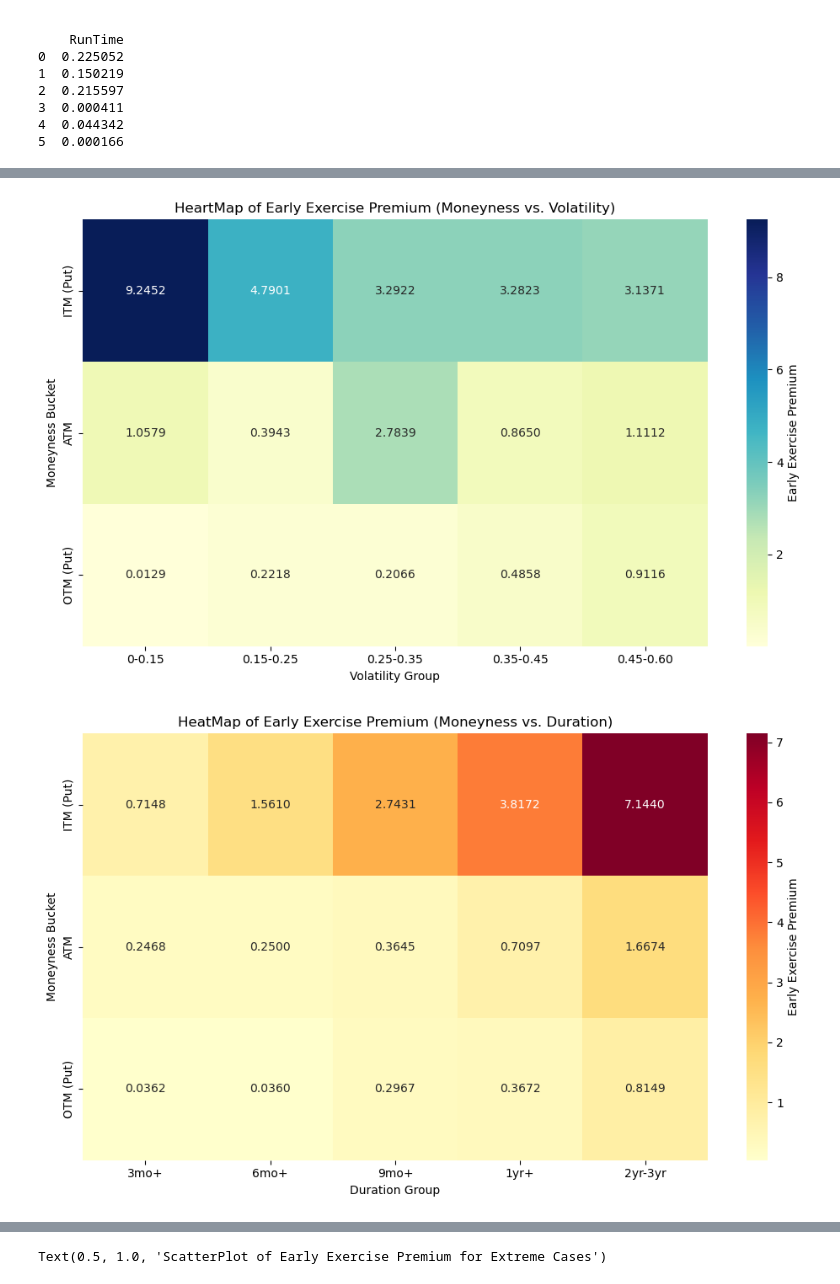
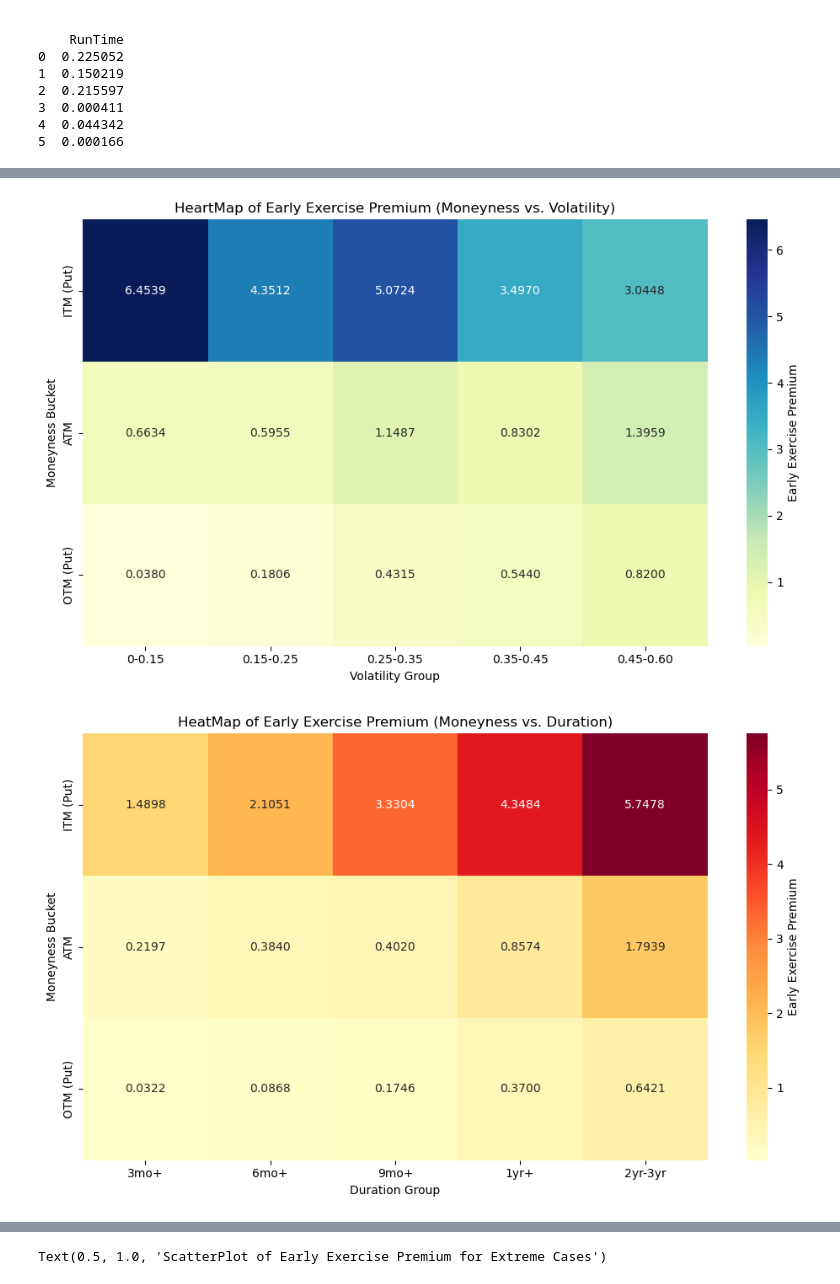
Before and after one commit to sockiesss/LSM_Option_Pricing, a Jupyter notebook: notebooks/tests.ipynb, the cells around one changed output, grey strips where cells are left out. Cells and saved outputs as stored; diff of their text form; code cells hidden in the pictures.

```diff
--- a/notebooks/tests.ipynb
+++ b/notebooks/tests.ipynb
@@ -627,7 +627,7 @@ if __name__ == "__main__":
     import time
 
     start = time.time()
-    df = random_benchmark_test(LSM, FDM, option_type = 'put', n_samples = 200, iterations = 25, seed = 42)
+    df = random_benchmark_test(LSM, FDM, option_type = 'put', n_samples = 500, iterations = 10, seed = 42)
     elapsed = time.time() - start
 
     print(f"\n Total Cases: {len(df)}")
@@ -793,7 +791,7 @@ def moneyness_vol_heat_map(df):
         a heat map of early exercise premium across moneyness and duration
     """
     df['Volatility_group'] = pd.cut(df['sigma'], bins=[0, 0.15, 0.25, 0.30, 0.45, 0.60], labels=['0-0.15', '0.15-0.25', '0.25-0.35', '0.35-0.45', '0.45-0.60'])
-    heatmap_data = df.groupby(['Moneyness_Bucket', 'sigma_group'])['Early Exercise (LSM)'].mean().unstack()
+    heatmap_data = df.groupby(['Moneyness_Bucket', 'Volatility_group'])['Early Exercise (LSM)'].mean().unstack()
     order = ["ITM (Put)", "ATM", "OTM (Put)"]
     heatmap_data = heatmap_data.reindex(order)
 
@@ -814,7 +812,7 @@ def moneyness_duration_heat_map(df):
         a heat map of early exercise premium across moneyness and duration
     """
     df['Duration_group'] = pd.cut(df['T'], bins=[0.24, 0.5, 0.75, 1.0, 2.0, 3.0], labels=['3mo+', '6mo+', '9mo+', '1yr+', '2yr-3yr'])
-    heatmap_data = df.groupby(['Moneyness_Bucket', 'T_group'])['Early Exercise (LSM)'].mean().unstack()
+    heatmap_data = df.groupby(['Moneyness_Bucket', 'Duration_group'])['Early Exercise (LSM)'].mean().unstack()
     order = ["ITM (Put)", "ATM", "OTM (Put)"]
     heatmap_data = heatmap_data.reindex(order)
 
@@ -830,33 +828,33 @@ def interest_divided_heat_map(df):
     """
     Visualize how the early exercise premium changes across interest rate and dividend rate
     Input:
         df: the DataFrame generated from random_benchmark_test function
     Return:
         a heat map of early exercise premium across interest rate and dividend rate
     """
     df['interest_group'] = pd.cut(df['r'], bins=[0.00, 0.03, 0.06, 0.10, 0.15], labels=['0-3%', '3-6%', '6-10%', '10-15%'])
     df['dividend_group'] = pd.cut(df['q'], bins=[0.00, 0.02, 0.04, 0.06, 0.08], labels=['0-2%', '2-4%', '4-6%', '6-8%'])
     order_r = ['0-3%', '3-6%', '6-10%', '10-15%']
     order_q = ['0-2%', '2-4%', '4-6%', '6-8%']
     fig, axes = plt.subplots(1, 3, figsize=(18, 5))
     for ax, bucket in zip(axes, ['ITM (Put)', 'ATM', 'OTM (Put)']):
         subset = df[df['Moneyness_Bucket'] == bucket]
-        heatmap_data = subset.groupby(['q_group', 'r_group'])['Early Exercise (LSM)'].mean().unstack()
+        heatmap_data = subset.groupby(['dividend_group', 'interest_group'])['Early Exercise (LSM)'].mean().unstack()
         heatmap_data = heatmap_data.reindex(index=order_q, columns=order_r)
         sns.heatmap(heatmap_data, annot=True, fmt=".4f", cmap="PuBuGn", cbar_kws={'label': 'Early Exercise Premium'}, ax=ax)
         ax.set_title(f'HeatMap of Early Exercise Premium for {bucket}')
         ax.set_xlabel('Interest Rate Group')
         ax.set_ylabel('Dividend Rate Group')
     plt.tight_layout()
     plt.show()
 #Note that the problem with HeatMap of r vs. q could be due to the limited number of samples in each bucket, which leads to high variance in the average early exercise premium.
 #We may fix this by increasing the sample size from 200 to 2000 but this causes a significant increase in runtime, so we keep it as it is for now and just interpret the heatmap with caution.
 #Also, the white blocks in the heatmap for ATM case are because of the limited sample size as well - we don't have certain data generated
 
 if __name__ == "__main__":
     moneyness_vol_heat_map(df)
     moneyness_duration_heat_map(df)
     interest_divided_heat_map(df)
 # %% [output]
-[figure, old version]
+[figure, new version]
-[figure, old version]
+[figure, new version]
```
Also changed, not shown: parts of 9 cells of this notebook.
